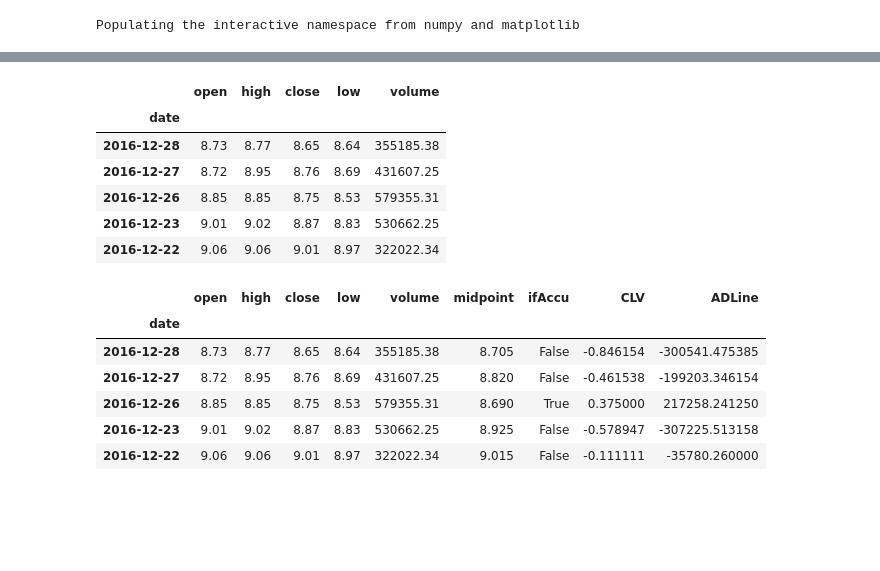
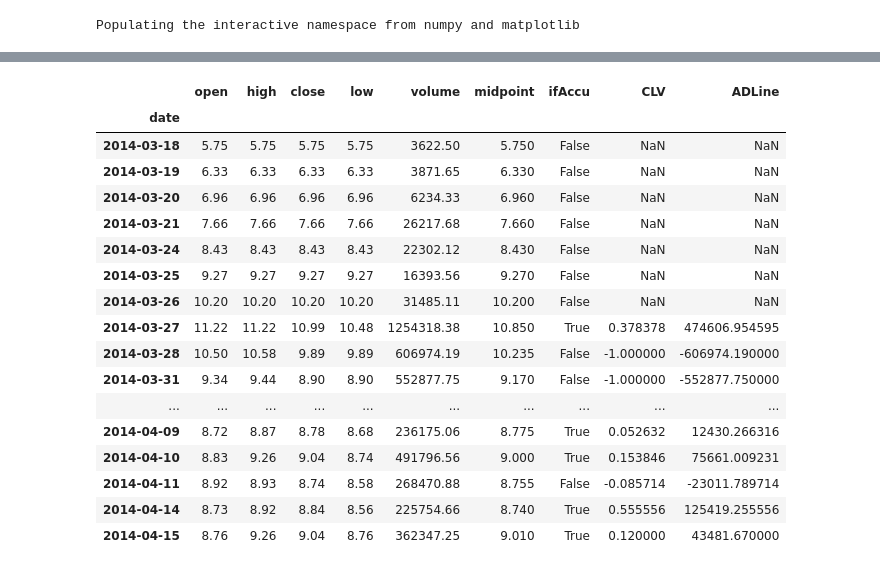
Before and after one commit to monchewharry/QuantSpeculation, a Jupyter notebook: note/8 ADLine.ipynb, the cells around one changed output, grey strips where cells are left out. Cells and saved outputs as stored; diff of their text form; code cells hidden in the pictures; blank space fills up the shorter version.

```diff
--- a/note/8 ADLine.ipynb
+++ b/note/8 ADLine.ipynb
@@ -29,0 +61,3 @@ ldkg.head()
+# %%
+ldkg=ldkg.reindex(index=ldkg.index[::-1])#reverse the order
+ldkg.head(20)
@@ -30,24 +83,27 @@ ldkg.head()
+# %%
+ldkg.loc[:,'CLV'] = (ldkg['close'] - ldkg['low'] -
+               ldkg['high'] + ldkg['close'])/(ldkg['high']-ldkg['low'])
+ldkg.loc[:,'Adline'] = ldkg['CLV'] * ldkg['volume']#daily ADLine
+ldkg.head(20)
+# %% [output]
+|  | open | high | close | low | volume | midpoint | ifAccu | CLV | ADLine |
+| date |  |  |  |  |  |  |  |  |  |
+| 2014-03-18 | 5.75 | 5.75 | 5.75 | 5.75 | 3622.50 | 5.750 | False | NaN | NaN |
+| 2014-03-19 | 6.33 | 6.33 | 6.33 | 6.33 | 3871.65 | 6.330 | False | NaN | NaN |
+| 2014-03-20 | 6.96 | 6.96 | 6.96 | 6.96 | 6234.33 | 6.960 | False | NaN | NaN |
+| 2014-03-21 | 7.66 | 7.66 | 7.66 | 7.66 | 26217.68 | 7.660 | False | NaN | NaN |
+| 2014-03-24 | 8.43 | 8.43 | 8.43 | 8.43 | 22302.12 | 8.430 | False | NaN | NaN |
+| 2014-03-25 | 9.27 | 9.27 | 9.27 | 9.27 | 16393.56 | 9.270 | False | NaN | NaN |
+| 2014-03-26 | 10.20 | 10.20 | 10.20 | 10.20 | 31485.11 | 10.200 | False | NaN | NaN |
+| 2014-03-27 | 11.22 | 11.22 | 10.99 | 10.48 | 1254318.38 | 10.850 | True | 0.378378 | 474606.954595 |
+| 2014-03-28 | 10.50 | 10.58 | 9.89 | 9.89 | 606974.19 | 10.235 | False | -1.000000 | -606974.190000 |
+| 2014-03-31 | 9.34 | 9.44 | 8.90 | 8.90 | 552877.75 | 9.170 | False | -1.000000 | -552877.750000 |
+| ... | ... | ... | ... | ... | ... | ... | ... | ... | ... |
+| 2014-04-09 | 8.72 | 8.87 | 8.78 | 8.68 | 236175.06 | 8.775 | True | 0.052632 | 12430.266316 |
+| 2014-04-10 | 8.83 | 9.26 | 9.04 | 8.74 | 491796.56 | 9.000 | True | 0.153846 | 75661.009231 |
+| 2014-04-11 | 8.92 | 8.93 | 8.74 | 8.58 | 268470.88 | 8.755 | False | -0.085714 | -23011.789714 |
+| 2014-04-14 | 8.73 | 8.92 | 8.84 | 8.56 | 225754.66 | 8.740 | True | 0.555556 | 125419.255556 |
+| 2014-04-15 | 8.76 | 9.26 | 9.04 | 8.76 | 362347.25 | 9.010 | True | 0.120000 | 43481.670000 |
 # %%
+reload (moneyflow)
 ldkg=df_ldkg.loc[:,['open','high','close','low','volume']]
-ldkg.head()
-# %% [output]
-|  | open | high | close | low | volume |
-| date |  |  |  |  |  |
-| 2016-12-28 | 8.73 | 8.77 | 8.65 | 8.64 | 355185.38 |
-| 2016-12-27 | 8.72 | 8.95 | 8.76 | 8.69 | 431607.25 |
-| 2016-12-26 | 8.85 | 8.85 | 8.75 | 8.53 | 579355.31 |
-| 2016-12-23 | 9.01 | 9.02 | 8.87 | 8.83 | 530662.25 |
-| 2016-12-22 | 9.06 | 9.06 | 9.01 | 8.97 | 322022.34 |
-# %%
-ldkg.loc[:,'CLV'] = (ldkg['close'] - ldkg['low'] -
-               ldkg['high'] + ldkg['close'])/(ldkg['high']-ldkg['low'])
-ldkg.loc[:,'ADLine'] = ldkg['CLV'] * ldkg['volume']
-ldkg.head()
-# %% [output]
-|  | open | high | close | low | volume | midpoint | ifAccu | CLV | ADLine |
-| date |  |  |  |  |  |  |  |  |  |
-| 2016-12-28 | 8.73 | 8.77 | 8.65 | 8.64 | 355185.38 | 8.705 | False | -0.846154 | -300541.475385 |
-| 2016-12-27 | 8.72 | 8.95 | 8.76 | 8.69 | 431607.25 | 8.820 | False | -0.461538 | -199203.346154 |
-| 2016-12-26 | 8.85 | 8.85 | 8.75 | 8.53 | 579355.31 | 8.690 | True | 0.375000 | 217258.241250 |
-| 2016-12-23 | 9.01 | 9.02 | 8.87 | 8.83 | 530662.25 | 8.925 | False | -0.578947 | -307225.513158 |
-| 2016-12-22 | 9.06 | 9.06 | 9.01 | 8.97 | 322022.34 | 9.015 | False | -0.111111 | -35780.260000 |
```
Also changed, not shown: parts of 9 cells of this notebook, 7 other files.
